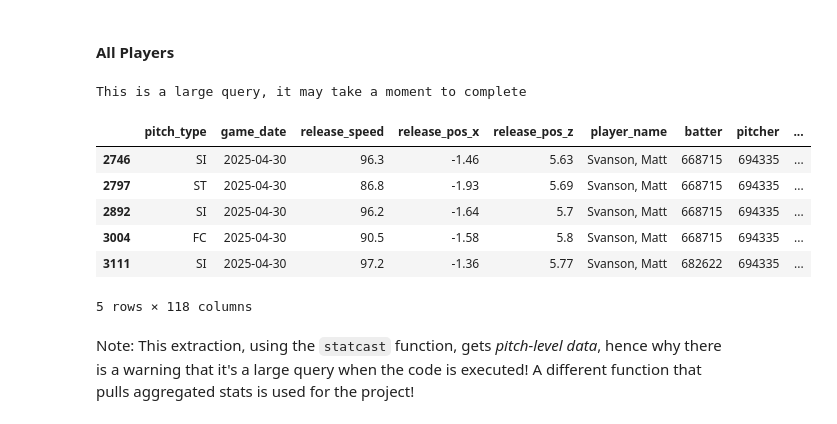
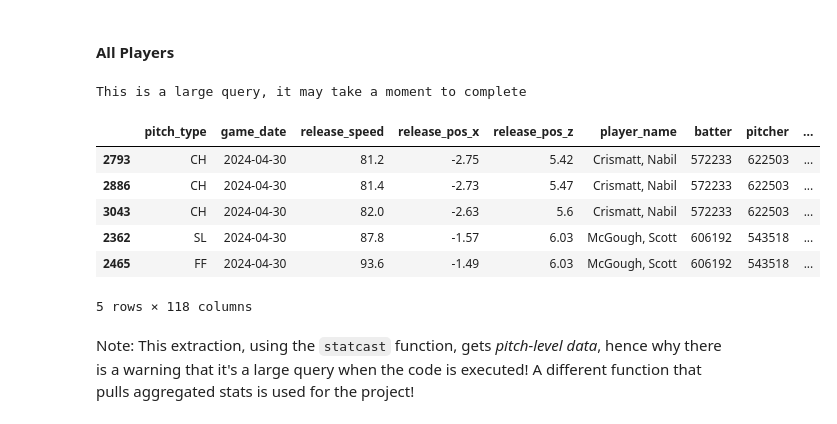
Before and after one commit to pmaurer237/Project_1_Baseball_Statistics, a Jupyter notebook: Workflow/Data_Collection.ipynb, the cells around one changed output. Drawn from its saved outputs; the diff is of its cells as text; code cells hidden in the pictures.

```diff
--- a/Workflow/Data_Collection.ipynb
+++ b/Workflow/Data_Collection.ipynb
@@ -88,17 +88,17 @@ Note: The output here is a *list*, not a Pandas `DataFrame`!
 # %%
 from pybaseball import statcast
 # %%
-# April 2025
-df_april_2025 = statcast(start_dt = "2025-04-01", end_dt = "2025-04-30")
-df_april_2025.head()
+# April 2024
+df_april_2024 = statcast(start_dt = "2024-04-01", end_dt = "2024-04-30")
+df_april_2024.head()
 # %% [output]
 This is a large query, it may take a moment to complete
 |  | pitch_type | game_date | release_speed | release_pos_x | release_pos_z | player_name | batter | pitcher | ... |
-| 2746 | SI | 2025-04-30 | 96.3 | -1.46 | 5.63 | Svanson, Matt | 668715 | 694335 | ... |
-| 2797 | ST | 2025-04-30 | 86.8 | -1.93 | 5.69 | Svanson, Matt | 668715 | 694335 | ... |
-| 2892 | SI | 2025-04-30 | 96.2 | -1.64 | 5.7 | Svanson, Matt | 668715 | 694335 | ... |
-| 3004 | FC | 2025-04-30 | 90.5 | -1.58 | 5.8 | Svanson, Matt | 668715 | 694335 | ... |
-| 3111 | SI | 2025-04-30 | 97.2 | -1.36 | 5.77 | Svanson, Matt | 682622 | 694335 | ... |
+| 2793 | CH | 2024-04-30 | 81.2 | -2.75 | 5.42 | Crismatt, Nabil | 572233 | 622503 | ... |
+| 2886 | CH | 2024-04-30 | 81.4 | -2.73 | 5.47 | Crismatt, Nabil | 572233 | 622503 | ... |
+| 3043 | CH | 2024-04-30 | 82.0 | -2.63 | 5.6 | Crismatt, Nabil | 572233 | 622503 | ... |
+| 2362 | SL | 2024-04-30 | 87.8 | -1.57 | 6.03 | McGough, Scott | 606192 | 543518 | ... |
+| 2465 | FF | 2024-04-30 | 93.6 | -1.49 | 6.03 | McGough, Scott | 606192 | 543518 | ... |
 5 rows × 118 columns
 # %% [markdown]
 Note: This extraction, using the `statcast` function, gets *pitch-level data*, hence why there is a warning that it's a large query when the code is executed! A different function that pulls aggregated stats is used for the project!
```
Also changed, not shown: parts of 24 cells of this notebook, 2 other files.
